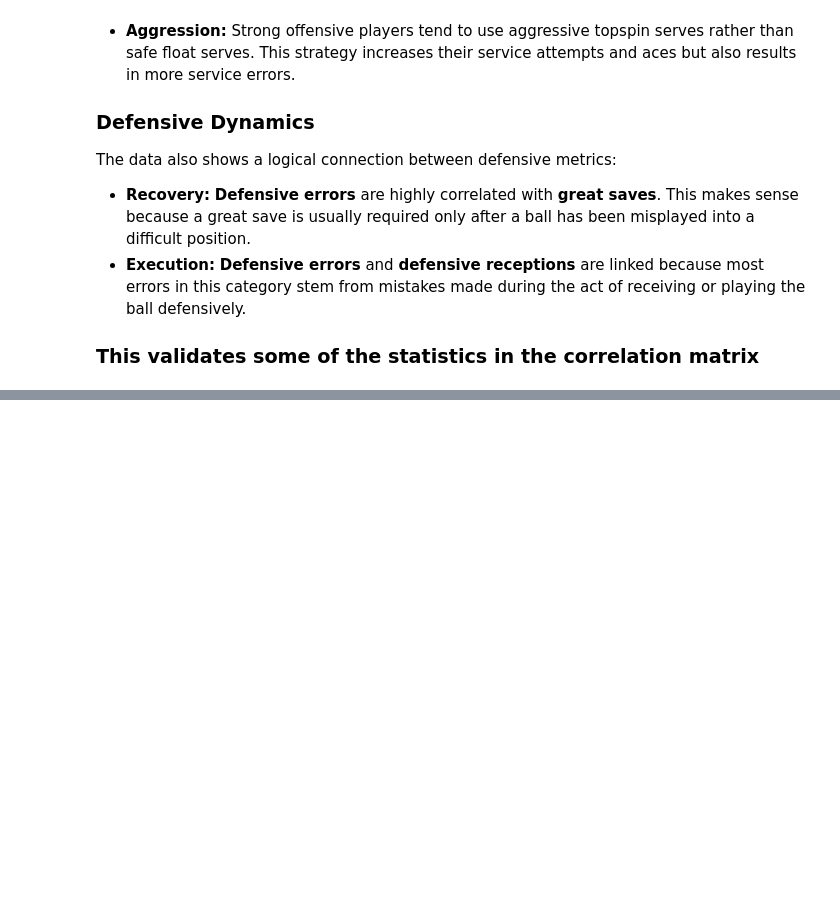
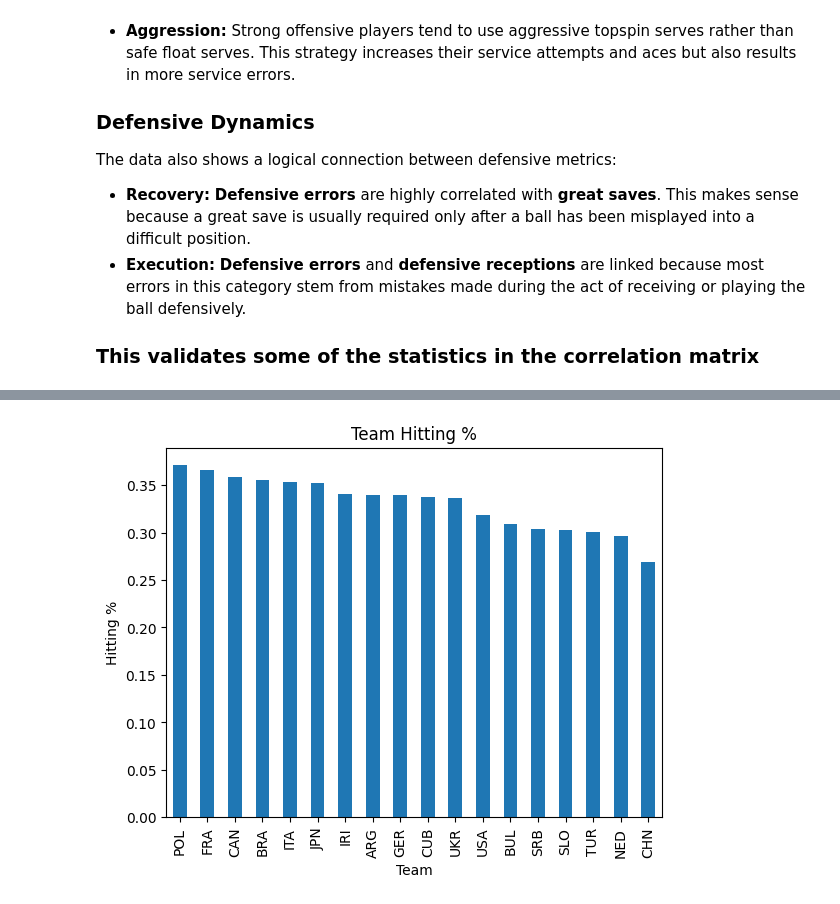
Before and after one commit to Noahgeorge21/Volleyball_EDA, a Jupyter notebook: vb_EDA.ipynb, the cells around one changed output, grey strips where cells are left out. Saved outputs shown, nothing was run; the diff lists cells and outputs as text; code cells hidden in the pictures; blank space fills up the shorter version.

```diff
--- a/vb_EDA.ipynb
+++ b/vb_EDA.ipynb
@@ -126,3 +129,5 @@ df[dup]
+# %%
+df['Hitting Percentage'] = (df['Kills'] - df['Attacking Errors']) / (df['Kills'] + df['Attacking Errors'] + df['Attacking Attempts'])
 # %% [markdown]
 Univariate Analysis
 # %%
@@ -218,0 +238,6 @@ The data also shows a logical connection between defensive metrics:
+# %%
+"""Because this dataset is made up of players, each with their own number of kills, errors, and attempts. We must sum the values for each stat per team
+before we take any average, this avoids taking what is known as an "average of averages". If this was not done then bench players would be weighted equally
+as players who played most of the game and could inflate or deflate the stats of a team."""
+team_hitting_percentage = (df.groupby('Team')['Kills'].sum() - df.groupby('Team')['Attacking Errors'].sum()) / (df.groupby('Team')['Kills'].sum() + df.groupby('Team')['Attacking Errors'].sum() + df.groupby('Team')['Attacking Attempts'].sum())
+team_hitting_percentage.sort_values(ascending=False)
@@ -218,0 +265,8 @@ The data also shows a logical connection between defensive metrics:
+# %%
+team_hitting_percentage.sort_values(ascending=False).plot(kind='bar')
+plt.title('Team Hitting %')
+plt.xlabel('Team')
+plt.ylabel('Hitting %')
+plt.show()
+# %% [output]
+[figure, added]
```
Also changed, not shown: parts of 10 cells of this notebook.
